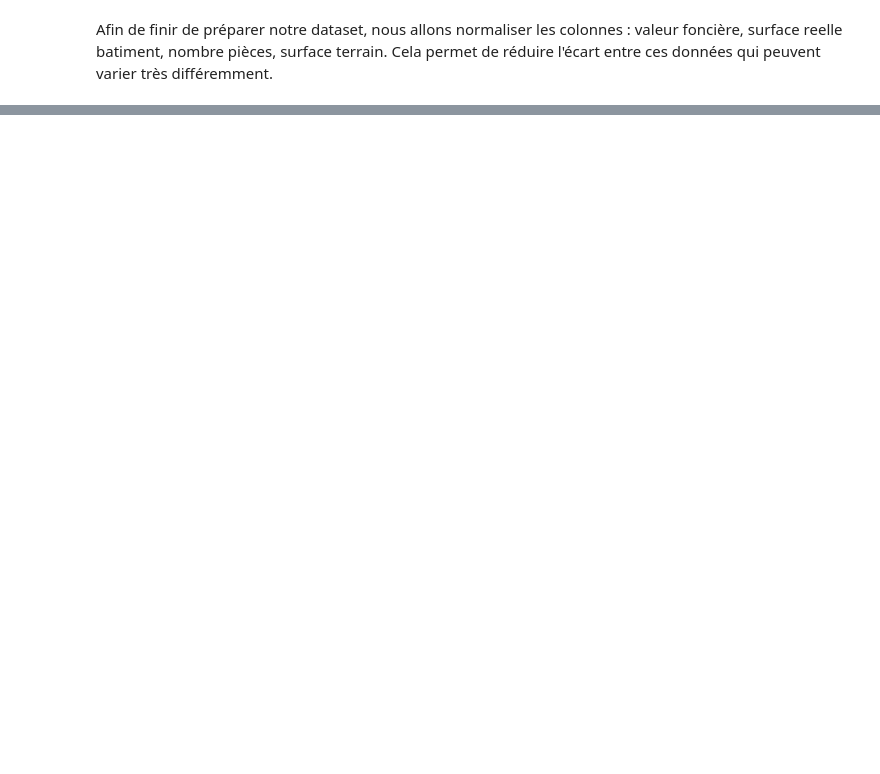
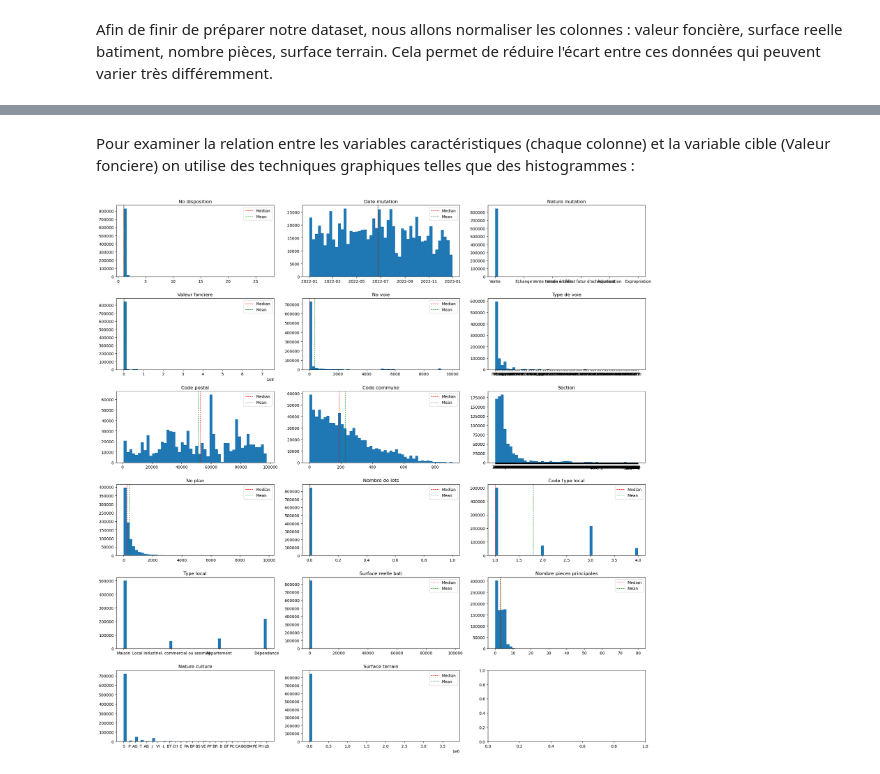
Before and after one commit to juliele1/Data_Project, a Jupyter notebook: Data_Project.ipynb, the cells around one changed output, grey strips where cells are left out. Cells and saved outputs as stored; diff of their text form; code cells hidden in the pictures; blank space fills up the shorter version.

Commit message:
diagrammes et préparation données

```diff
--- a/Data_Project.ipynb
+++ b/Data_Project.ipynb
@@ -198,0 +227,9 @@ AttributeError: Can only use .str accessor with string values!
+# %%
+import pandas as pd
+data = pd.read_csv("./data/DataSet.csv")
+
+# Affiche le type de chaque colonne et si elles sont nulles ou non
+data.info()
+
+# Affiche la distribution, la plage de valeurs et la signification de chaque colonne
+data.describe()
@@ -198,0 +350,20 @@ AttributeError: Can only use .str accessor with string values!
+# %% [markdown]
+Pour examiner la relation entre les variables caractéristiques (chaque colonne) et la variable cible (Valeur fonciere) on utilise des techniques graphiques telles que des histogrammes :
+# %%
+# Création des histrogrammes
+
+import matplotlib.pyplot as plt
+
+fig, axs = plt.subplots(6, 3, figsize=(20, 20))
+for i, column in enumerate(data.columns):
+    axs[i//3, i%3].hist(data[column], bins=50)
+    axs[i//3, i%3].set_title(column)
+    if data[column].dtype.name != 'category':
+        axs[i//3, i%3].axvline(data[column].median(), color='r', linestyle='dashed', linewidth=1, label='Median')
+        axs[i//3, i%3].axvline(data[column].mean(), color='g', linestyle='dashed', linewidth=1, label='Mean')
+        axs[i//3, i%3].legend()
+
+plt.tight_layout()
+plt.show()
+# %% [output]
+[figure, added]
```
Also changed, not shown: parts of 22 cells of this notebook, 1 other file.
